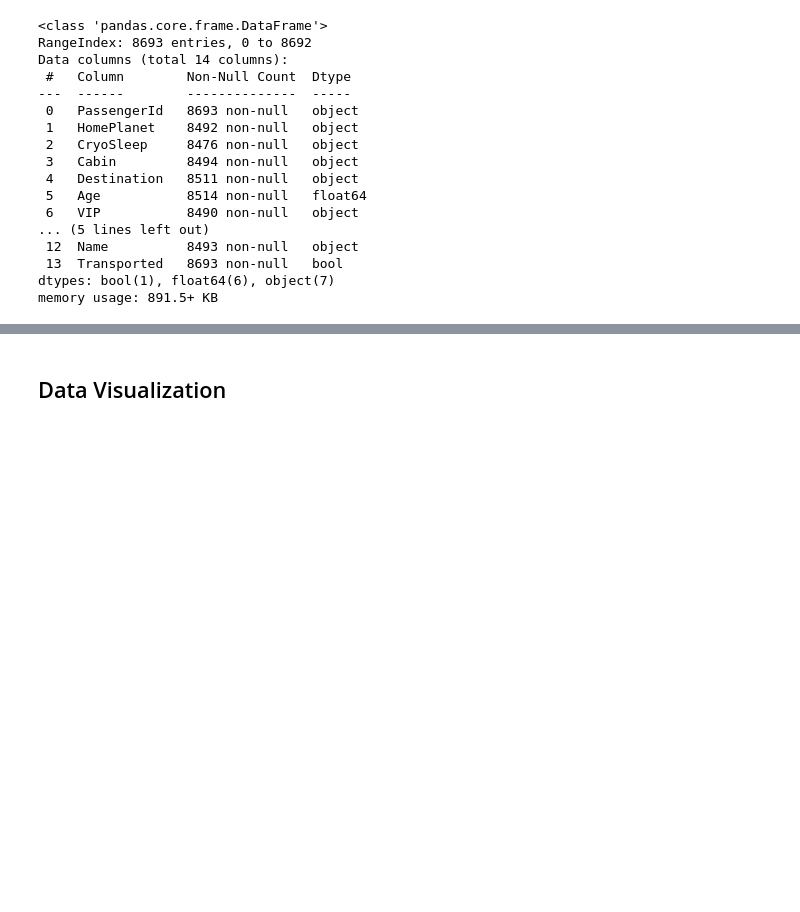
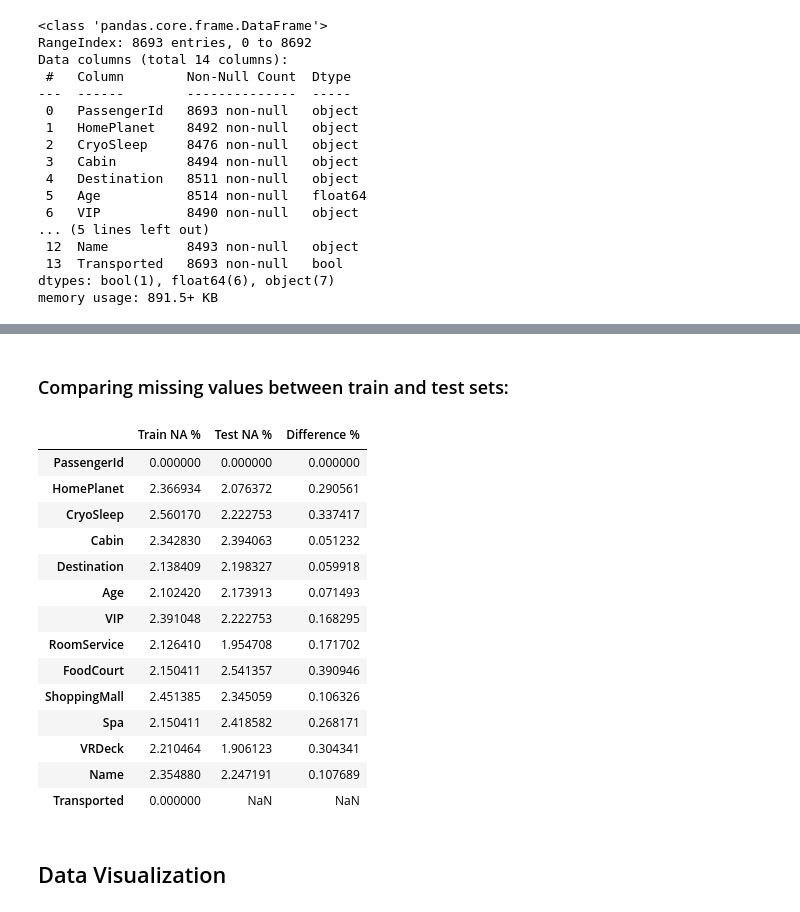
Before and after one commit to GuillermoIzquierdo/Spaceship-Project, a Jupyter notebook: notebooks/preliminary-exploration.ipynb, the cells around one changed output, grey strips where cells are left out. Cells and saved outputs as stored; diff of their text form; code cells hidden in the pictures; blank space fills up the shorter version.

Commit message:
Exploring Data 2

```diff
--- a/notebooks/preliminary-exploration.ipynb
+++ b/notebooks/preliminary-exploration.ipynb
@@ -18,4 +14,5 @@ import seaborn as sns
 # %%
-# Read csv
+# Load the data
 df = pd.read_csv('../raw_data/train.csv')
+df_test = pd.read_csv('../raw_data/test.csv')
 # %% [markdown]
@@ -89,3 +107,28 @@ dtype: int64
+# %% [markdown]
+### Comparing missing values between train and test sets:
+# %%
+train_missing_percentage = (df.isna().sum()/df.count())*100
+test_missing_percentage = (df_test.isna().sum()/df_test.count())*100
+missing_difference = abs(train_missing_percentage - test_missing_percentage)
+
+pd.concat([train_missing_percentage, test_missing_percentage, missing_difference],
+          axis = 1).rename(columns = {0:'Train NA %', 1:'Test NA %', 2:'Difference %'})
+# %% [output]
+|  | Train NA % | Test NA % | Difference % |
+| PassengerId | 0.000000 | 0.000000 | 0.000000 |
+| HomePlanet | 2.366934 | 2.076372 | 0.290561 |
+| CryoSleep | 2.560170 | 2.222753 | 0.337417 |
+| Cabin | 2.342830 | 2.394063 | 0.051232 |
+| Destination | 2.138409 | 2.198327 | 0.059918 |
+| Age | 2.102420 | 2.173913 | 0.071493 |
+| VIP | 2.391048 | 2.222753 | 0.168295 |
+| RoomService | 2.126410 | 1.954708 | 0.171702 |
+| FoodCourt | 2.150411 | 2.541357 | 0.390946 |
+| ShoppingMall | 2.451385 | 2.345059 | 0.106326 |
+| Spa | 2.150411 | 2.418582 | 0.268171 |
+| VRDeck | 2.210464 | 1.906123 | 0.304341 |
+| Name | 2.354880 | 2.247191 | 0.107689 |
+| Transported | 0.000000 | NaN | NaN |
 # %% [markdown]
 ## Data Visualization
 # %% [markdown]
```
Also changed, not shown: parts of 20 cells of this notebook, 3 other files.
